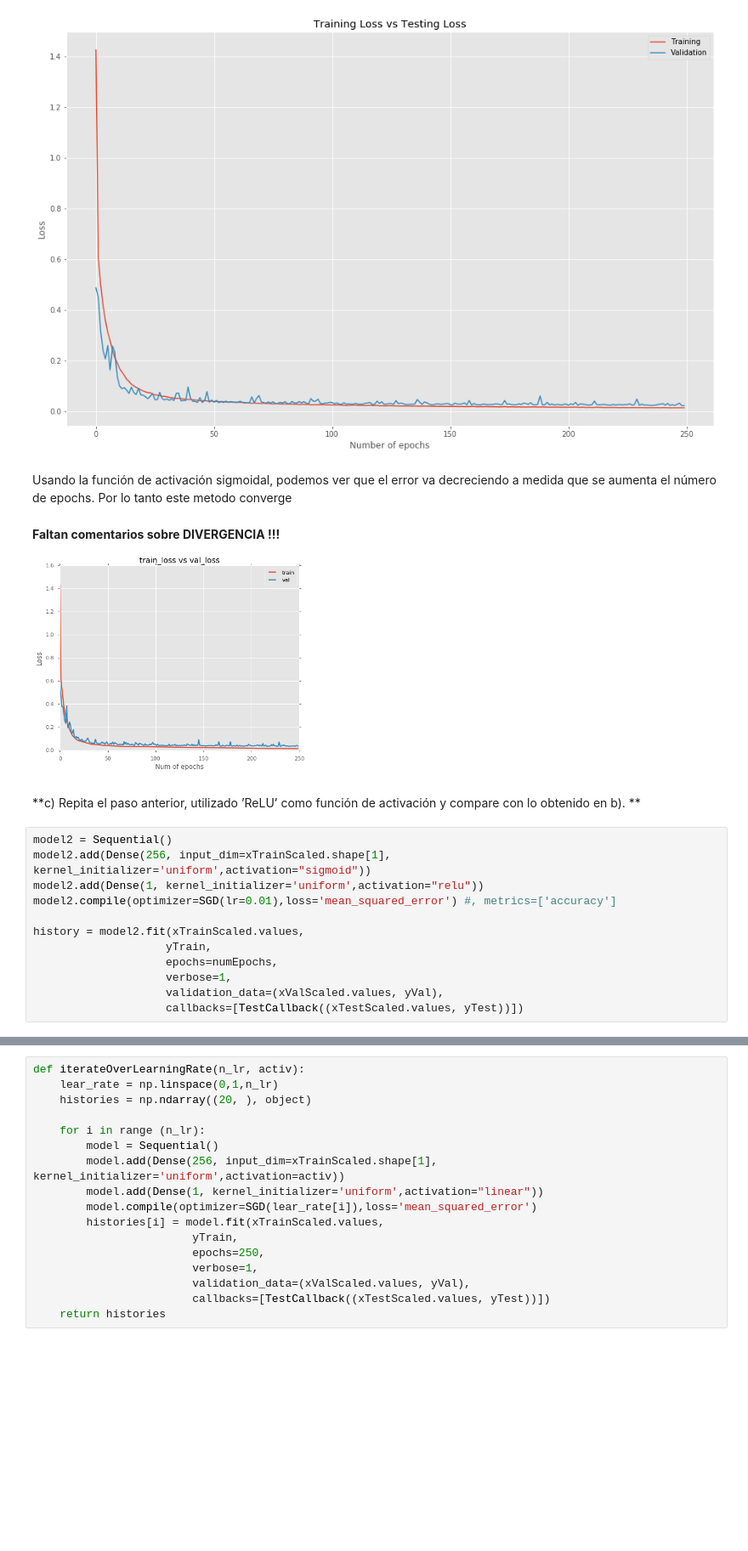
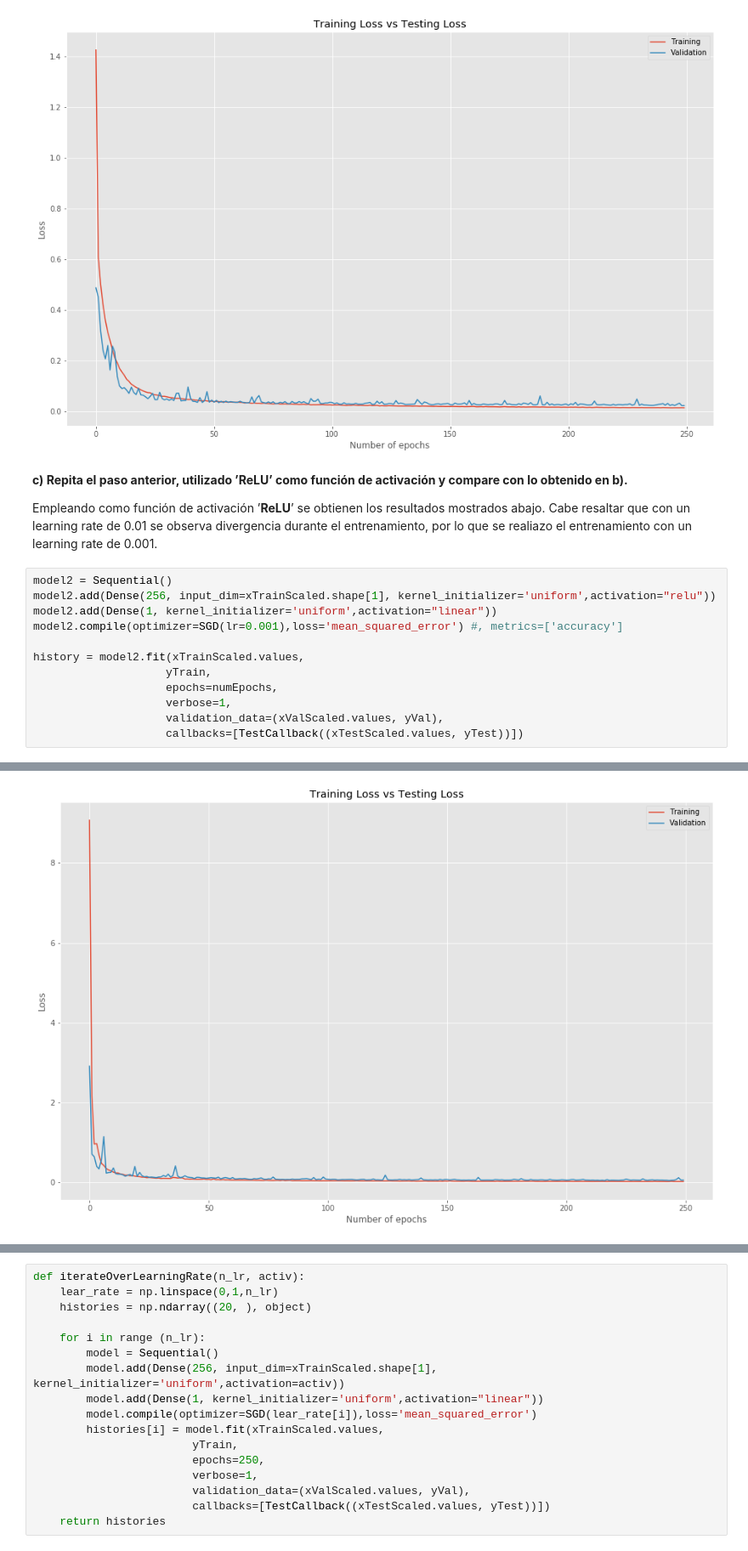
Before and after one commit to Jneror/ANN-Tarea1, a Jupyter notebook: Tarea 1- INF477.ipynb, the cells around one changed output, grey strips where cells are left out. Shown at 85% size. Drawn from its saved outputs; the diff is of its cells as text; blank space fills up the shorter version.

```diff
--- a/Tarea 1- INF477.ipynb
+++ b/Tarea 1- INF477.ipynb
@@ -175,21 +139,15 @@ plt.legend(['Training', 'Validation'])
 plt.style.use(['ggplot'])
 # %% [output]
 [figure]
-# %% [markdown]
-Usando la función de activación sigmoidal, podemos ver que el error va decreciendo a medida que se aumenta el número de epochs. Por lo tanto este metodo converge
-# %% [markdown]
-
-
-**Faltan comentarios sobre DIVERGENCIA !!!**
-
-<img src="embedded-picture-1" title="Title text" width="40%"/>
 # %% [markdown]
-**c) Repita el paso anterior, utilizado ’ReLU’ como función de activación y compare con lo obtenido en b). **
+**c) Repita el paso anterior, utilizado ’**ReLU**’ como función de activación y compare con lo obtenido en b).**
+
+Empleando como función de activación ’**ReLU**’ se obtienen los resultados mostrados abajo. Cabe resaltar que con un learning rate de 0.01 se observa divergencia durante el entrenamiento, por lo que se realiazo el entrenamiento con un learning rate de 0.001.
 # %%
 model2 = Sequential()
-model2.add(Dense(256, input_dim=xTrainScaled.shape[1], kernel_initializer='uniform',activation="sigmoid"))
-model2.add(Dense(1, kernel_initializer='uniform',activation="relu"))
-model2.compile(optimizer=SGD(lr=0.01),loss='mean_squared_error') #, metrics=['accuracy']
+model2.add(Dense(256, input_dim=xTrainScaled.shape[1], kernel_initializer='uniform',activation="relu"))
+model2.add(Dense(1, kernel_initializer='uniform',activation="linear"))
+model2.compile(optimizer=SGD(lr=0.001),loss='mean_squared_error') #, metrics=['accuracy']
 
 history = model2.fit(xTrainScaled.values,
                     yTrain,
@@ -218,3 +176,4 @@ Testing loss: 120.96336867528515
+[figure, added]
 # %%
 test_loss[-1] = model2.evaluate(xTestScaled.values, yTest, verbose=0)
 train_loss = history.history['loss']
```
Also changed, not shown: parts of 15 cells of this notebook.
